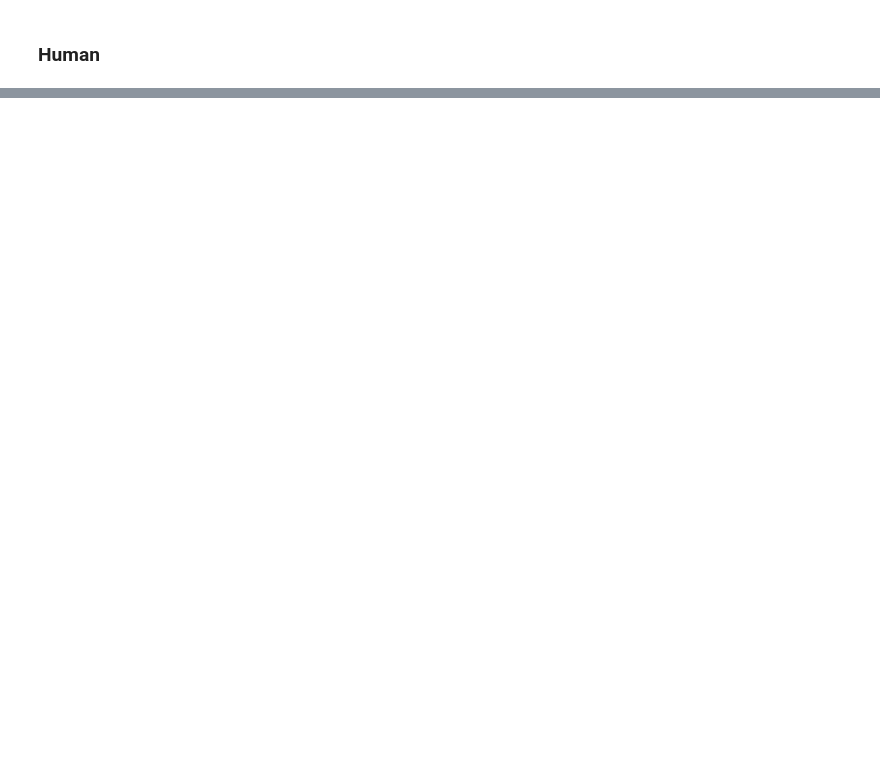
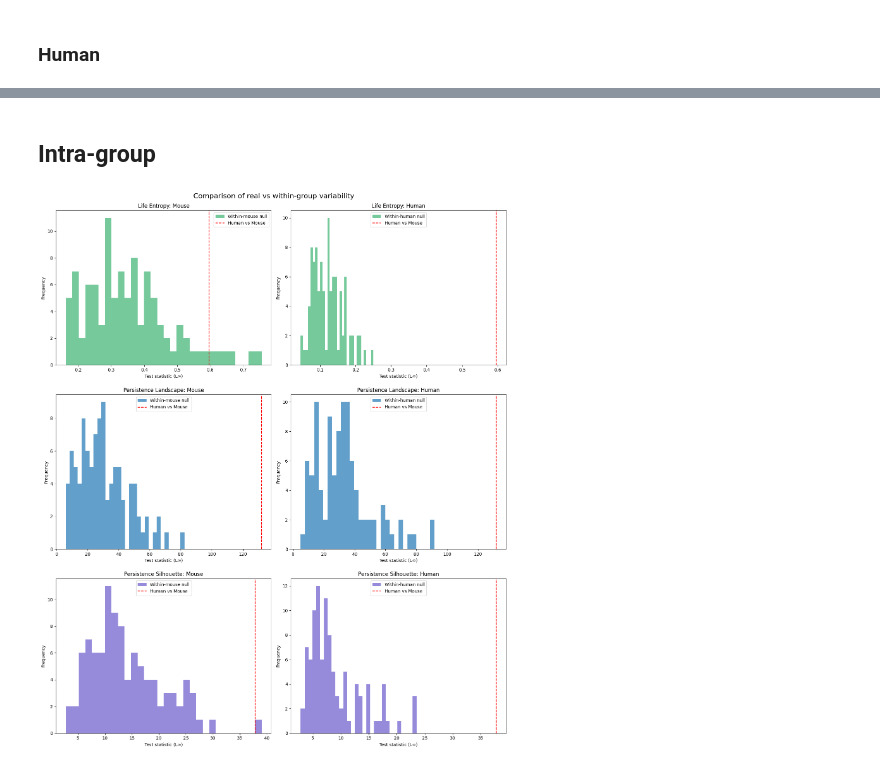
Before and after one commit to araccoon22/Master_Thesis, a Jupyter notebook: 4_permutation_test.ipynb, the cells around one changed output, grey strips where cells are left out. Drawn from its saved outputs; the diff is of its cells as text; code cells hidden in the pictures; blank space fills up the shorter version.

```diff
--- a/4_permutation_test.ipynb
+++ b/4_permutation_test.ipynb
@@ -364,0 +402,61 @@ Silhouette: Observed statistic: 37.7985, P-value:0.0010
+# %% [markdown]
+## Intra-group
+# %%
+# Create the figure
+fig, axes = plt.subplots(3, 2, figsize=(15, 18))
+axes = axes.flatten()
+
+#Plot for entropy
+
+axes[0].hist(mouse_stats_ent, color='mediumseagreen',bins=30, alpha=0.7, label='Within-mouse null')
+axes[0].axvline(observed_stat_ent, color='red', linestyle='--', label='Human vs Mouse')
+axes[0].set_title('Life Entropy: Mouse')
+axes[0].set_xlabel('Test statistic (L∞)')
+axes[0].set_ylabel('Frequency')
+axes[0].legend()
+
+axes[1].hist(human_stats_ent, color='mediumseagreen', bins=30, alpha=0.7, label='Within-human null')
+axes[1].axvline(observed_stat_ent, color='red', linestyle='--', label='Human vs Mouse')
+axes[1].set_title('Life Entropy: Human')
+axes[1].set_xlabel('Test statistic (L∞)')
+axes[1].set_ylabel('Frequency')
+axes[1].legend()
+
+#Plot for landscape
+
+axes[2].hist(mouse_stats_lan, bins=30, alpha=0.7, label='Within-mouse null')
+axes[2].axvline(observed_stat_lan, color='red', linestyle='--', label='Human vs Mouse')
+axes[2].set_title('Persistence Landscape: Mouse')
+axes[2].set_xlabel('Test statistic (L∞)')
+axes[2].set_ylabel('Frequency')
+axes[2].legend()
+
+axes[3].hist(human_stats_lan, bins=30, alpha=0.7, label='Within-human null')
+axes[3].axvline(observed_stat_lan, color='red', linestyle='--', label='Human vs Mouse')
+axes[3].set_title('Persistence Landscape: Human')
+axes[3].set_xlabel('Test statistic (L∞)')
+axes[3].set_ylabel('Frequency')
+axes[3].legend()
+
+#Plot for Silhouette
+
+axes[4].hist(mouse_stats_sil, color='slateblue', bins=30, alpha=0.7, label='Within-mouse null')
+axes[4].axvline(observed_stat_sil, color='red', linestyle='--', label='Human vs Mouse')
+axes[4].set_title('Persistence Silhouette: Mouse')
+axes[4].set_xlabel('Test statistic (L∞)')
+axes[4].set_ylabel('Frequency')
+axes[4].legend()
+
+axes[5].hist(human_stats_sil, color='slateblue', bins=30, alpha=0.7, label='Within-human null')
+axes[5].axvline(observed_stat_sil, color='red', linestyle='--', label='Human vs Mouse')
+axes[5].set_title('Persistence Silhouette: Human')
+axes[5].set_xlabel('Test statistic (L∞)')
+axes[5].set_ylabel('Frequency')
+axes[5].legend()
+
+fig.suptitle("Comparison of real vs within-group variability", fontsize=16)
+plt.tight_layout(rect=[0, 0, 1, 0.99], h_pad=2.0)  # leave space for suptitle
+#plt.savefig("Images/permutation_summary_intra.png", dpi=300)
+plt.show()
+# %% [output]
+[figure, added]
```
Also changed, not shown: parts of 15 cells of this notebook.
